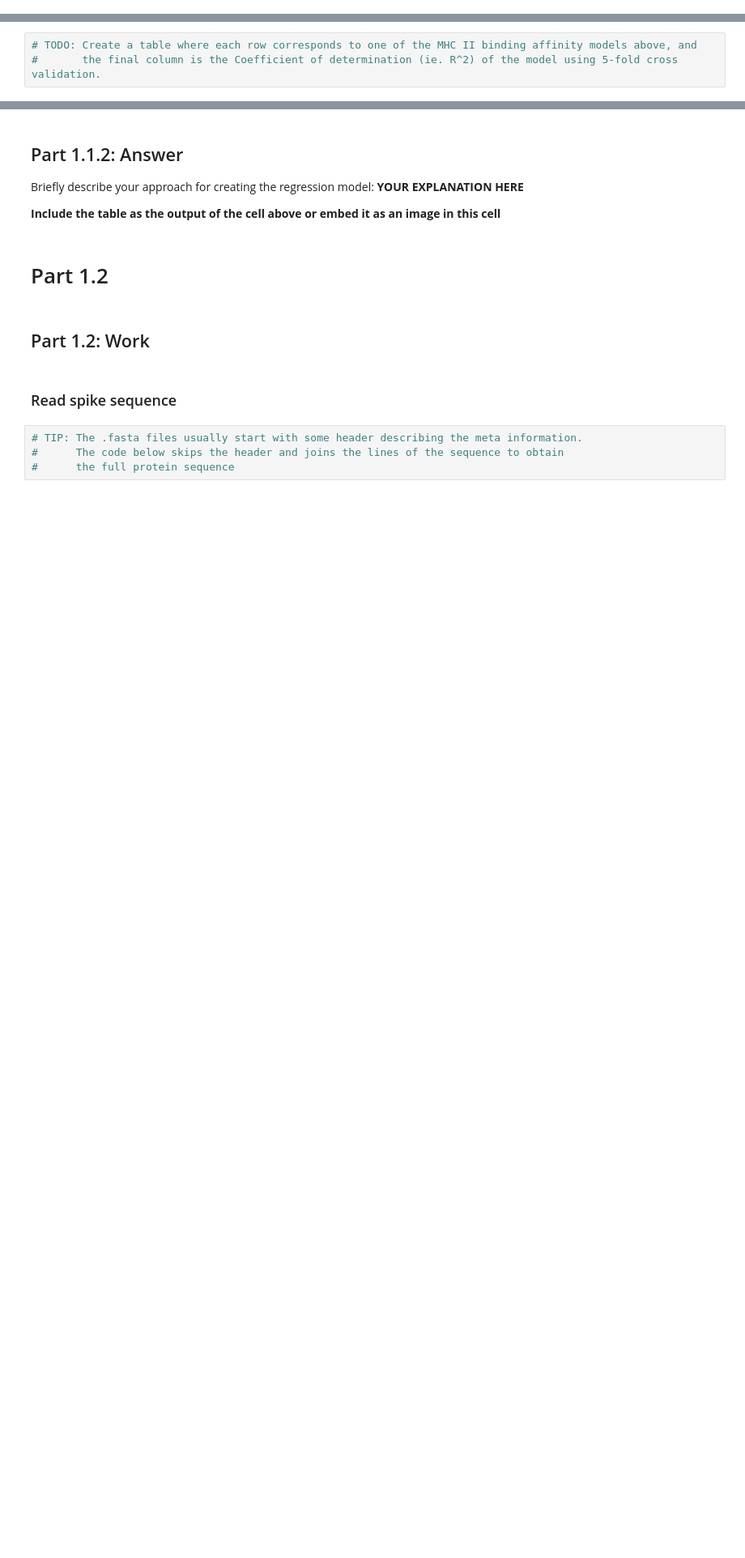
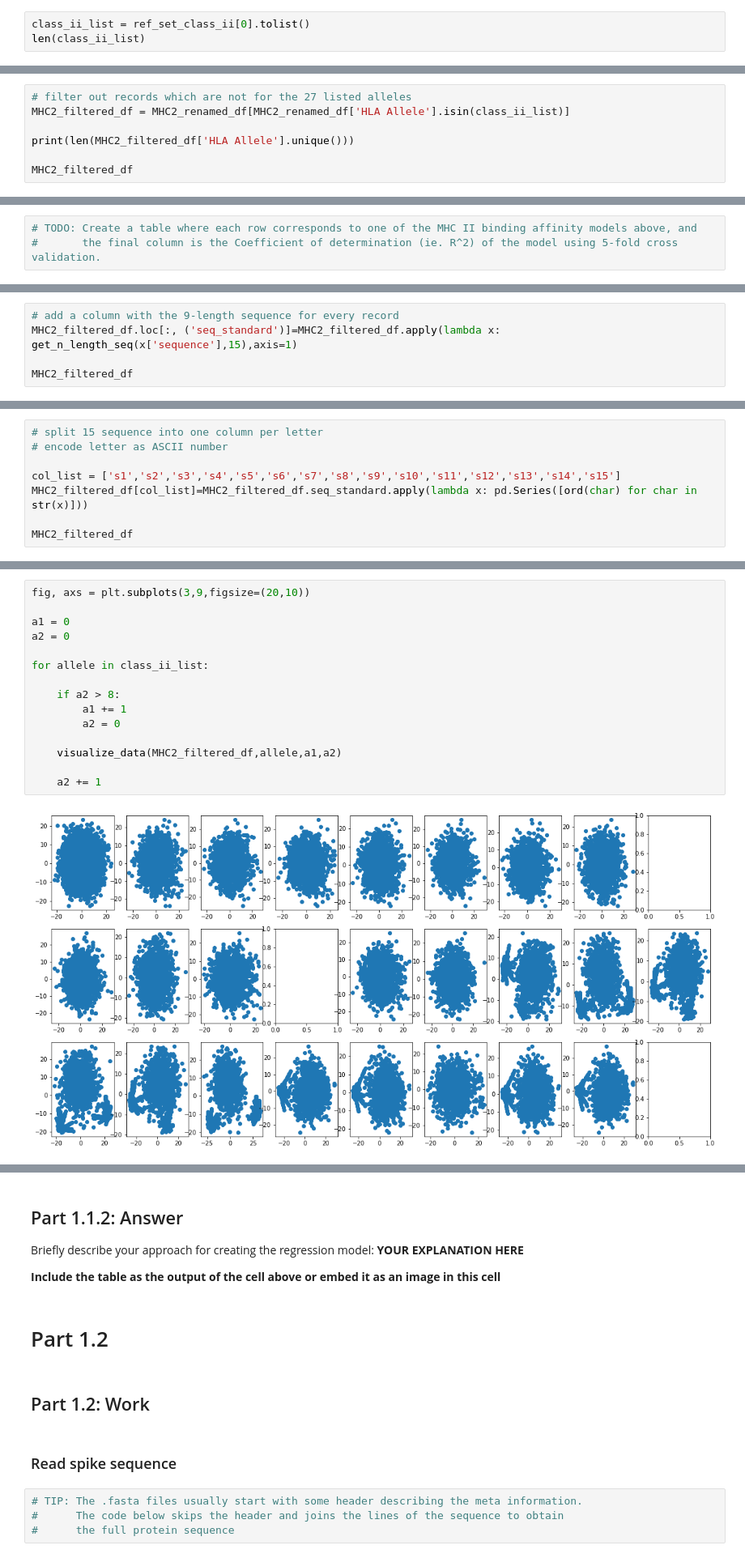
Before and after one commit to ryanquinnnelson/CMU-02718-HW5, a Jupyter notebook: 02_518_02_718_HW_5_ryann.ipynb, the cells around one changed output, grey strips where cells are left out. Shown at 81% size. Cells and saved outputs as stored; diff of their text form; blank space fills up the shorter version.

```diff
--- a/02_518_02_718_HW_5_ryann.ipynb
+++ b/02_518_02_718_HW_5_ryann.ipynb
@@ -341,0 +356,3 @@ MHC2_df = pd.read_csv(PATH_TO_MHC2_DATA)
+# %%
+class_ii_list = ref_set_class_ii[0].tolist()
+len(class_ii_list)
@@ -341,0 +377,7 @@ MHC2_df = pd.read_csv(PATH_TO_MHC2_DATA)
+# %%
+# filter out records which are not for the 27 listed alleles
+MHC2_filtered_df = MHC2_renamed_df[MHC2_renamed_df['HLA Allele'].isin(class_ii_list)]
+
+print(len(MHC2_filtered_df['HLA Allele'].unique()))
+
+MHC2_filtered_df
@@ -344,0 +450,5 @@ MHC2_df = pd.read_csv(PATH_TO_MHC2_DATA)
+# %%
+# add a column with the 9-length sequence for every record
+MHC2_filtered_df.loc[:, ('seq_standard')]=MHC2_filtered_df.apply(lambda x: get_n_length_seq(x['sequence'],15),axis=1)
+
+MHC2_filtered_df
@@ -344,0 +481,8 @@ MHC2_df = pd.read_csv(PATH_TO_MHC2_DATA)
+# %%
+# split 15 sequence into one column per letter
+# encode letter as ASCII number
+
+col_list = ['s1','s2','s3','s4','s5','s6','s7','s8','s9','s10','s11','s12','s13','s14','s15']
+MHC2_filtered_df[col_list]=MHC2_filtered_df.seq_standard.apply(lambda x: pd.Series([ord(char) for char in str(x)]))
+
+MHC2_filtered_df
@@ -344,0 +527,17 @@ MHC2_df = pd.read_csv(PATH_TO_MHC2_DATA)
+# %%
+fig, axs = plt.subplots(3,9,figsize=(20,10))
+
+a1 = 0
+a2 = 0
+
+for allele in class_ii_list:
+
+    if a2 > 8:
+        a1 += 1
+        a2 = 0
+
+    visualize_data(MHC2_filtered_df,allele,a1,a2)
+
+    a2 += 1
+# %% [output]
+[figure, added]
```
Also changed, not shown: parts of 32 cells of this notebook.
